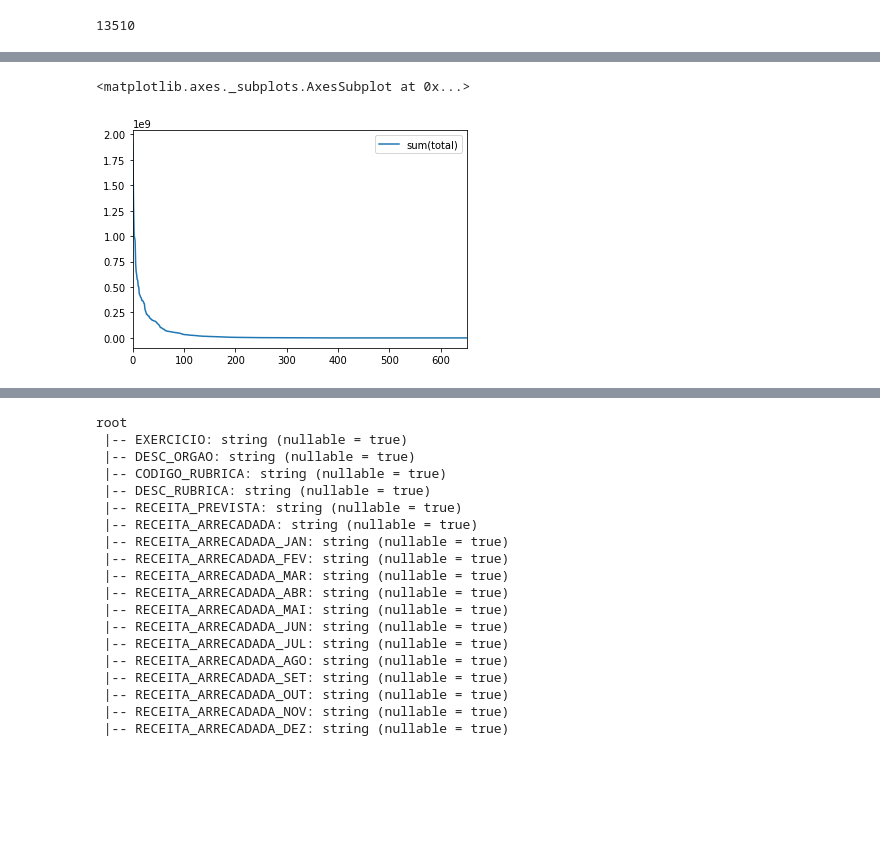
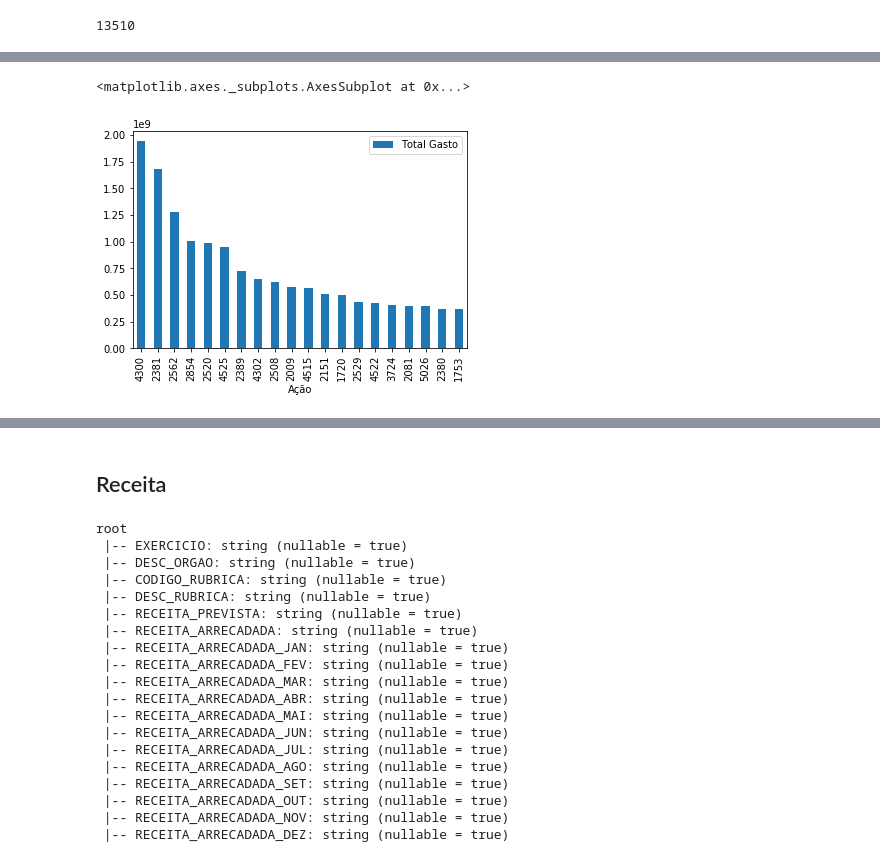
Before and after one commit to dmvieira/tutorial-jupyter-pyspark, a Jupyter notebook: Tutorial com Spark.ipynb, the cells around one changed output, grey strips where cells are left out. Cells and saved outputs as stored; diff of their text form; code cells hidden in the pictures; blank space fills up the shorter version.

```diff
--- a/Tutorial com Spark.ipynb
+++ b/Tutorial com Spark.ipynb
@@ -83,12 +85,15 @@ gastos.show(truncate=False)
 |1753|IMPLANTACAO DO BRT TRANSBRASIL                                                   |3.67665292E8        |
 +----+---------------------------------------------------------------------------------+--------------------+
 only showing top 20 rows
-# %%
-%matplotlib inline
-gastos.toPandas().plot()
-# %% [output]
-<matplotlib.axes._subplots.AxesSubplot at 0x...>
-[figure, removed]
+# %%
+gastos_pd = gastos.limit(20).toPandas()
+# %%
+%matplotlib inline
+gastos_pd.columns = ["Ação", "Descrição", "Total Gasto"]
+gastos_pd.plot(x='Ação', y='Total Gasto', kind='bar')
+# %% [output]
+<matplotlib.axes._subplots.AxesSubplot at 0x...>
+[figure, added]
 # %%
 df_d.select("Acao", "Descricao_Acao").distinct().show(truncate=False)
 # %% [output]
@@ -109,6 +114,8 @@ df_d.select("Acao", "Descricao_Acao").distinct().show(truncate=False)
 |5702|PROJETOS CULTURAIS - LEI 1940/92                                                          |
 +----+------------------------------------------------------------------------------------------+
 only showing top 20 rows
+# %% [markdown]
+## Receita
 # %%
 df_r.printSchema()
 # %% [output]
```
Also changed, not shown: parts of 8 cells of this notebook, 2 other files.
